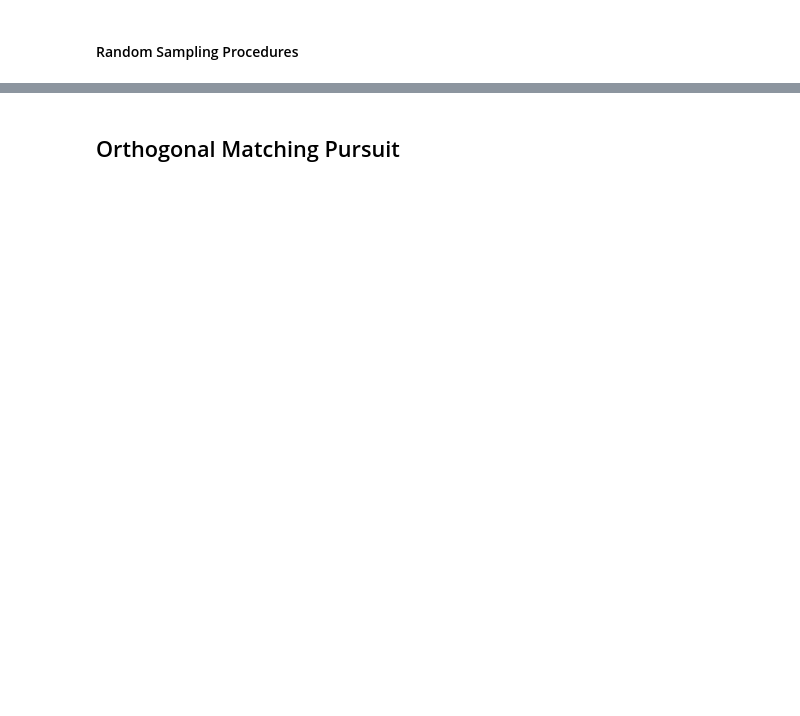
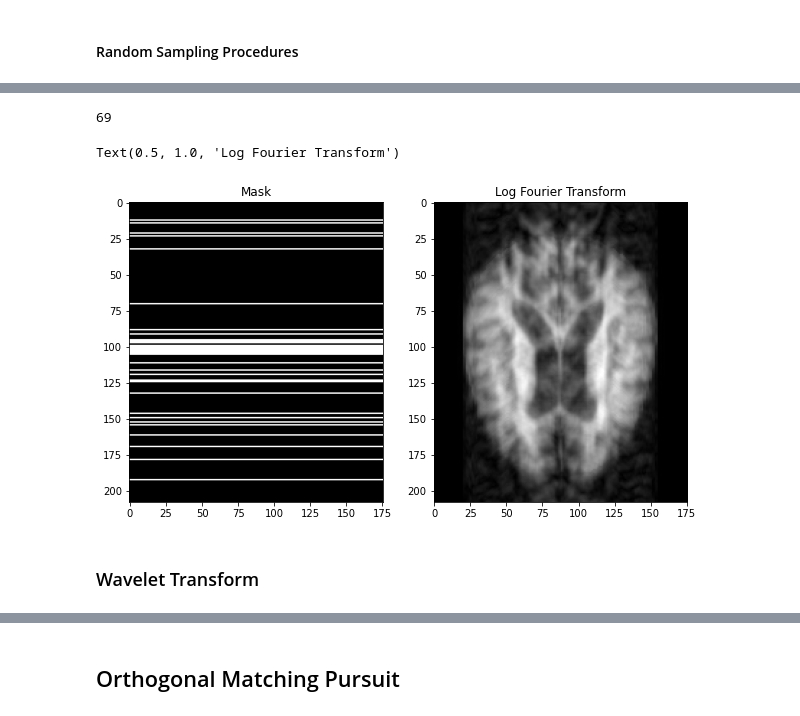
Before and after one commit to ashrikant39/impulse_workshop, a Jupyter notebook: Notebook for all.ipynb, the cells around one changed output, grey strips where cells are left out. Cells and saved outputs as stored; diff of their text form; code cells hidden in the pictures; blank space fills up the shorter version.

```diff
--- a/Notebook for all.ipynb
+++ b/Notebook for all.ipynb
@@ -157,0 +176,43 @@ ax[1,1].set_title("Zero Order Reconstruction Gaussian")
+# %%
+mask_new_dist = np.zeros_like(image)
+#lines = np.linspace(-1/2., 1/2.,img_size)
+lines = np.linspace(-1/2., 1/2.,h)*h
+# define the taret sampling density (ie non-iniform over k-space lines)
+decay = 1.
+# Define the sampling density
+p_decay = np.power(np.abs(lines),-decay)
+p_decay = p_decay/np.sum(p_decay)
+# generate its CDF
+cdf_pdecay = np.cumsum(p_decay)
+
+
+pmax = p_decay.max()
+pmin = p_decay.min()
+
+# Perform pseudo-random sampling: technique used:
+# draw uniform variables and invert the CDF to get back to p_decay-distributed sampled
+
+nb_samples = h//3
+print(nb_samples)
+samples = np.random.uniform(0, 1, nb_samples)
+gen_klines = [int(lines[np.argwhere(cdf_pdecay == min(cdf_pdecay[(cdf_pdecay - r) > 0]))]) for r in samples]
+
+# shift the samples lines by half of the k-space (ie image size as we're in Cartesian ref)
+gen_klinesb = ((np.array(gen_klines) - 1) / 1).astype(int) + (int)(h/2)
+mask_new_dist[gen_klinesb]=1
+
+zero_ord_new= abs(ifft2(fourier_transform*mask_new_dist))
+
+fig, ax = plt.subplots(1, 2, figsize=(10, 10))
+
+ax[0].imshow(mask_new_dist, cmap='gray')
+ax[0].set_title("Mask")
+
+ax[1].imshow(zero_ord_new, cmap='gray')
+ax[1].set_title("Log Fourier Transform")
+# %% [output]
+69
+Text(0.5, 1.0, 'Log Fourier Transform')
+[figure, added]
+# %% [markdown]
+### Wavelet Transform
```
Also changed, not shown: parts of 9 cells of this notebook.
